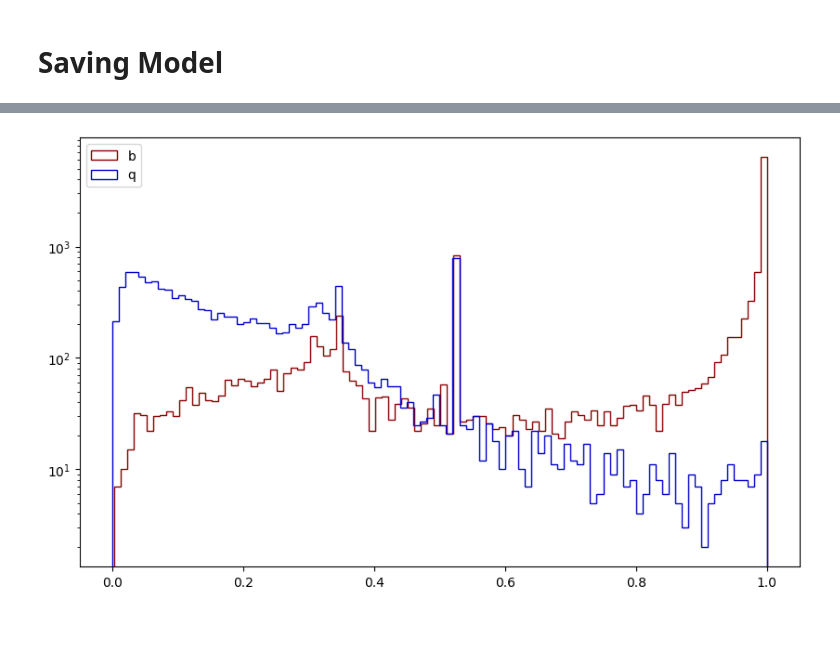
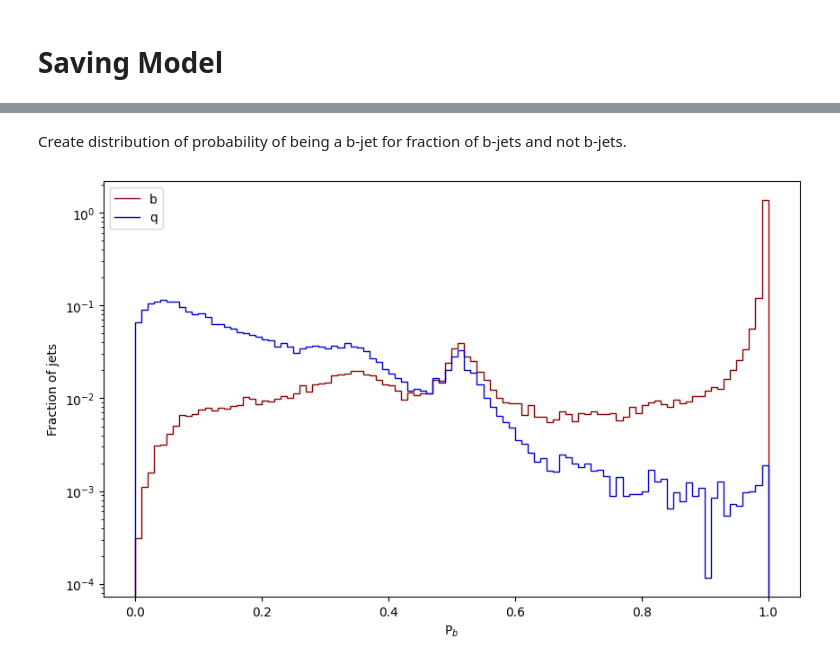
Before and after one commit to gpesticci/Jet-GNN, a Jupyter notebook: GNN.ipynb, the cells around one changed output, grey strips where cells are left out. Cells and saved outputs as stored; diff of their text form; code cells hidden in the pictures; blank space fills up the shorter version.

```diff
--- a/GNN.ipynb
+++ b/GNN.ipynb
@@ -488,4 +627,6 @@ GNN(
 # %%
+df = full_df
+
 def make_predictions():
     # Select a random integer for sampling
     random_integer = np.random.randint(0, len(df))
@@ -496,7 +637,19 @@ def make_predictions():
 
     # Define feature columns
     daughter_cols = [col for col in sample_jet.columns if "_Daughters" in col]
-    svtag_cols = [col for col in sample_jet.columns if "SVtag" in col]
+    svtag_cols = ['Jet0_SVtag_fdrMin',
+    'Jet0_SVtag_ptSvrJet',
+    'Jet0_SVtag_nTrk',
+    'Jet0_SVtag_nTrkJet',
+    'Jet0_SVtag_drSvrJet',
+    'Jet0_SVtag_absQSum',
+    'Jet0_SVtag_m',
+    'Jet0_SVtag_mCor',
+    'Jet0_SVtag_fdChi2',
+    'Jet0_SVtag_ipChi2Sum',
+    'Jet0_SVtag_tau',
+    'Jet0_SVtag_z',
+    'Jet0_SVtag_pt']
     jet_cols = ['Jet0_Eta', 'Jet0_PT'] + svtag_cols
     feature_cols = daughter_cols + jet_cols
 
@@ -549,3 +702,9 @@ def make_predictions():
     if prediction.item() == 0:
         print(f'Prediction: not a b-jet')
     return probability.item()
+
+i = 0
+
+for i in range(100):
+    bprob = make_predictions()
+    qprob = make_predictions()
@@ -576,6 +729,8 @@ Prediction: not a b-jet
+# %% [markdown]
+Create distribution of probability of being a b-jet for fraction of b-jets and not b-jets.
 # %%
-b = test_df[test_df.IsB == 1]
-q = test_df[test_df.IsB == 0]
+b = combined_df[combined_df.IsB == 1]
+q = combined_df[combined_df.IsB == 0]
 
 b_data = create_graphs(b, feature_cols)
 q_data = create_graphs(q, feature_cols)
@@ -596,12 +751,23 @@ with torch.no_grad():
 
 b_prob = np.concatenate(b_prob)
 q_prob = np.concatenate(q_prob)
-# %%
-plt.figure(figsize=(10, 6))
-plt.hist(b_prob, bins = 100, label='b', histtype='step', color='darkred')
-plt.hist(q_prob, bins = 100, label='q', histtype='step', color='mediumblue')
-plt.yscale('log')
-plt.legend(loc='best')
-plt.show()
-# %% [output]
-[figure, removed]
+# %%
+plt.figure(figsize=(10, 6))
+b_hist, b_bins = np.histogram(b_prob, bins=100, range=(0, 1))
+q_hist, q_bins = np.histogram(q_prob, bins=100, range=(0, 1))
+
+# Convert counts to fraction of jets
+total_jets = len(test_df)
+
+b_frac = b_hist / total_jets
+q_frac = q_hist / total_jets
+
+# Plot the histograms
+plt.stairs(b_frac, b_bins, label='b', color='darkred', fill=False)
+plt.stairs(q_frac, q_bins, label='q', color='mediumblue', fill=False)
+plt.yscale('log')
+plt.ylabel('Fraction of jets')
+plt.xlabel('P$_{b}$')
+plt.legend(loc='best');
+# %% [output]
+[figure, added]
```
Also changed, not shown: parts of 24 cells of this notebook, 1 other file.
